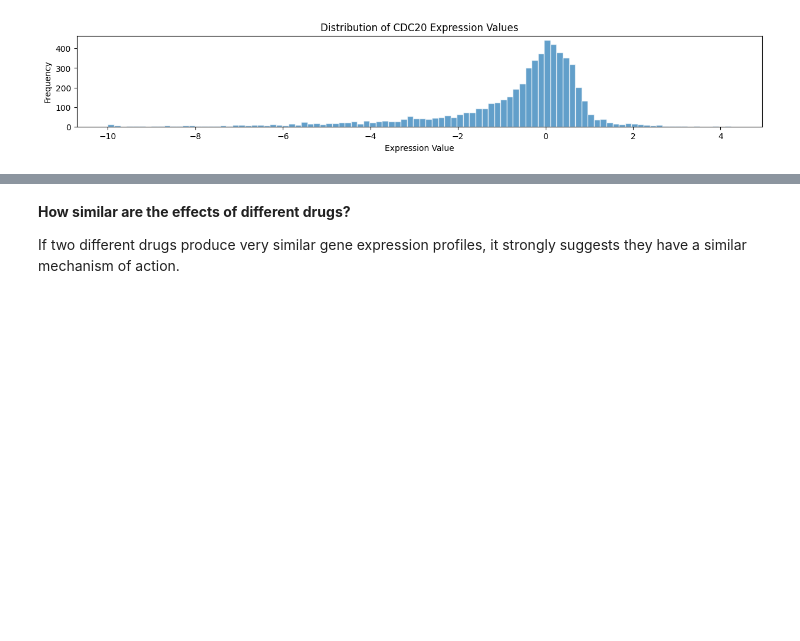
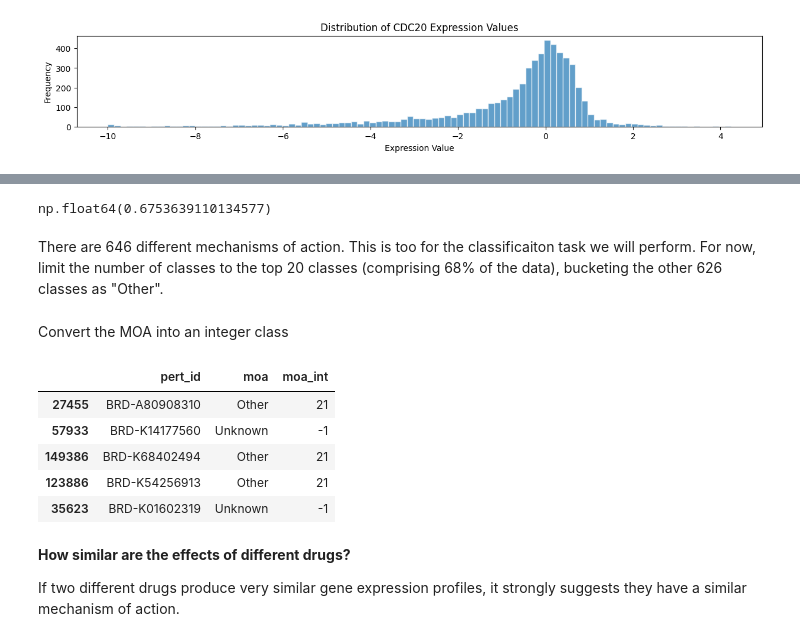
Before and after one commit to Djtrainer/cancer_research, a Jupyter notebook: notebooks/drug_induced_gene_expression_prediction.ipynb, the cells around one changed output, grey strips where cells are left out. Drawn from its saved outputs; the diff is of its cells as text; code cells hidden in the pictures; blank space fills up the shorter version.

```diff
--- a/notebooks/drug_induced_gene_expression_prediction.ipynb
+++ b/notebooks/drug_induced_gene_expression_prediction.ipynb
@@ -500,3 +510,32 @@ plt.show()
+# %%
+df_merged["moa"].value_counts(normalize=True).iloc[:21].sum()
+# %% [output]
+np.float64(0.6753639110134577)
+# %% [markdown]
+There are 646 different mechanisms of action. This is too for the classificaiton task we will perform.  For now, limit the number of classes to the top 20 classes (comprising 68% of the data), bucketing the other 626 classes as "Other".
+# %%
+top_moa_classes = df_merged["moa"].value_counts().iloc[:22].index.tolist()
+df_merged["moa"] = df_merged["moa"].apply(
+    lambda x: x if x in top_moa_classes else "Other"
+)
+# %% [markdown]
+Convert the MOA into an integer class
+# %%
+top_classes_minus_unknown = [top_class for top_class in top_moa_classes if top_class != "Unknown"]
+moa_to_int = {moa: i for i, moa in enumerate(top_classes_minus_unknown + ["Other"])}
+moa_to_int["Unknown"] = -1
+int_to_moa = {i: moa for moa, i in moa_to_int.items()} # for later use in decoding
+
+df_merged['moa_int'] = df_merged['moa'].map(moa_to_int)
+
+df_merged[["pert_id", "moa", "moa_int"]].sample(5)
+# %% [output]
+|  | pert_id | moa | moa_int |
+| 27455 | BRD-A80908310 | Other | 21 |
+| 57933 | BRD-K14177560 | Unknown | -1 |
+| 149386 | BRD-K68402494 | Other | 21 |
+| 123886 | BRD-K54256913 | Other | 21 |
+| 35623 | BRD-K01602319 | Unknown | -1 |
 # %% [markdown]
 **How similar are the effects of different drugs?**
 
```
Also changed, not shown: parts of 59 cells of this notebook.
